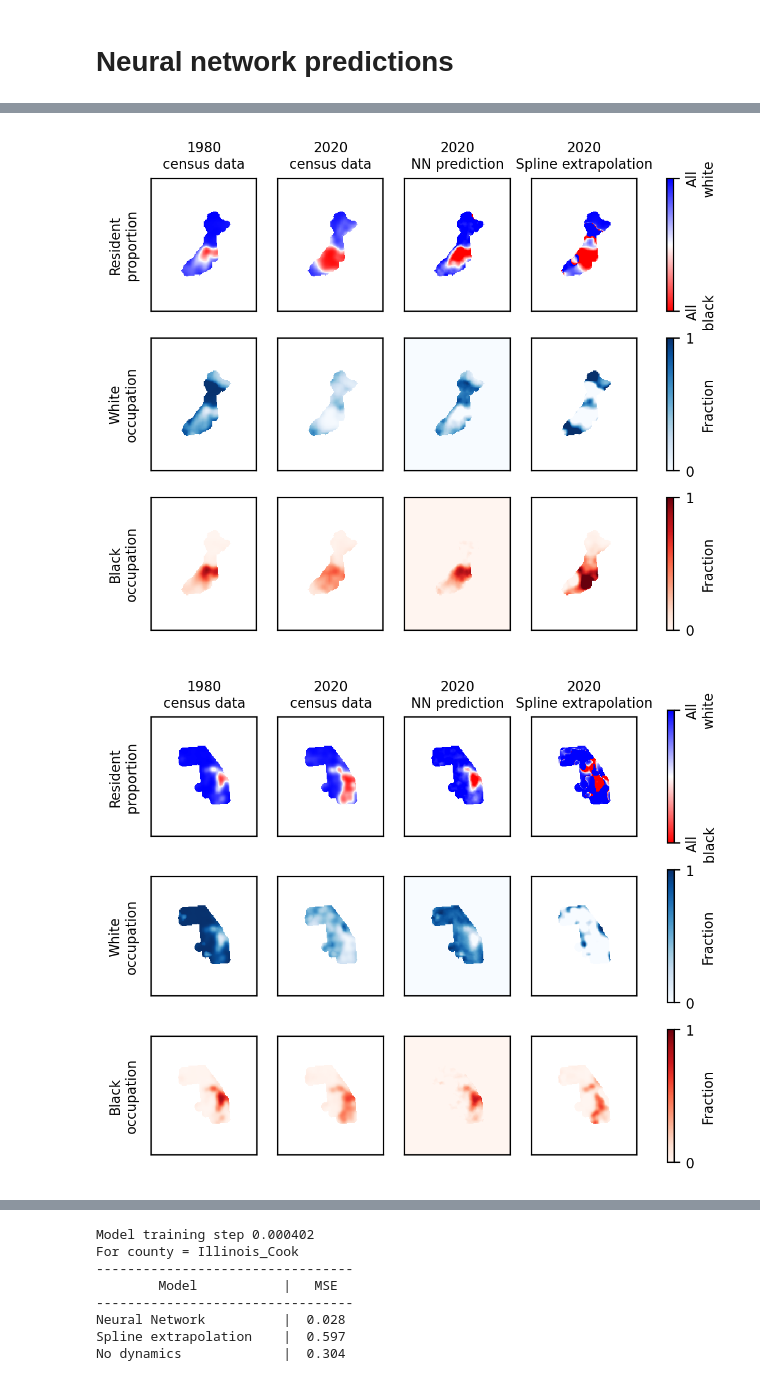
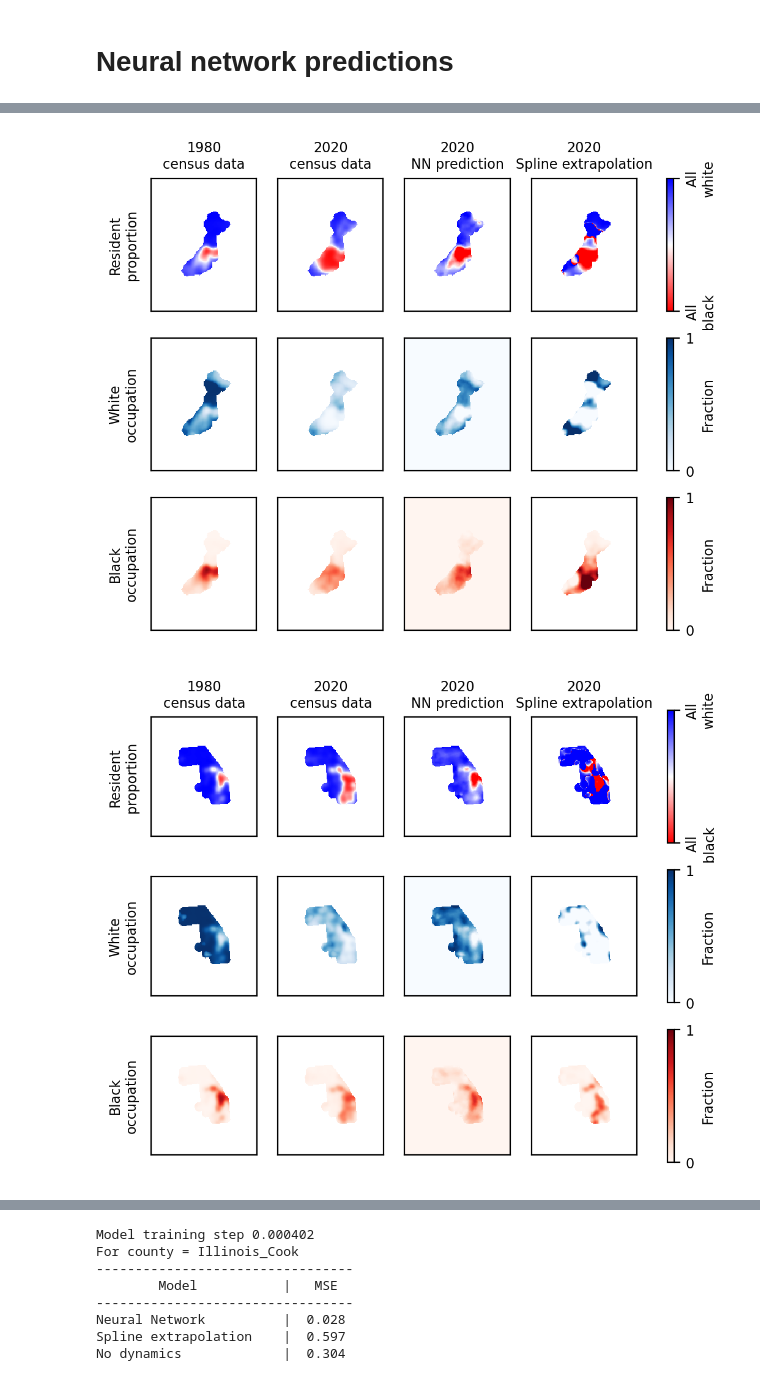
Before and after one commit to jcolen/sociohydro, a Jupyter notebook: decennial/DecennialPBNN.ipynb, the cells around one changed output, grey strips where cells are left out. Drawn from its saved outputs; the diff is of its cells as text; code cells hidden in the pictures.

Commit message:
Trained and computed saliencies on revision models but predictive performance is not great

```diff
--- a/decennial/DecennialPBNN.ipynb
+++ b/decennial/DecennialPBNN.ipynb
@@ -269,10 +304,7 @@ def make_predictions_plot(model, county):
 # %%
 from census_pbnn import CensusPBNN
 
-info = torch.load('CensusPBNN_revision.ckpt')
-print('Reached minimium loss of', np.min(info['val_loss']), 'at epoch', np.argmin(info['val_loss']), flush=True)
-print('Saved model has validation loss of', info['val_loss'][-1], flush=True)
-info = torch.load('models/CensusPBNN_revision.ckpt')
+info = torch.load('models/CensusPBNN_revision_v3.ckpt')
 print('Reached minimium loss of', np.min(info['val_loss']), 'at epoch', np.argmin(info['val_loss']), flush=True)
 print('Saved model has validation loss of', info['val_loss'][-1], flush=True)
 
@@ -303,4 +335,4 @@ Neural Network          |  0.135
 Spline extrapolation    |  1.539
 No dynamics             |  0.245
-[figure, old version]
+[figure, new version]
-[figure, old version]
+[figure, new version]
```
Also changed, not shown: parts of 3 cells of this notebook, 12 other files.
